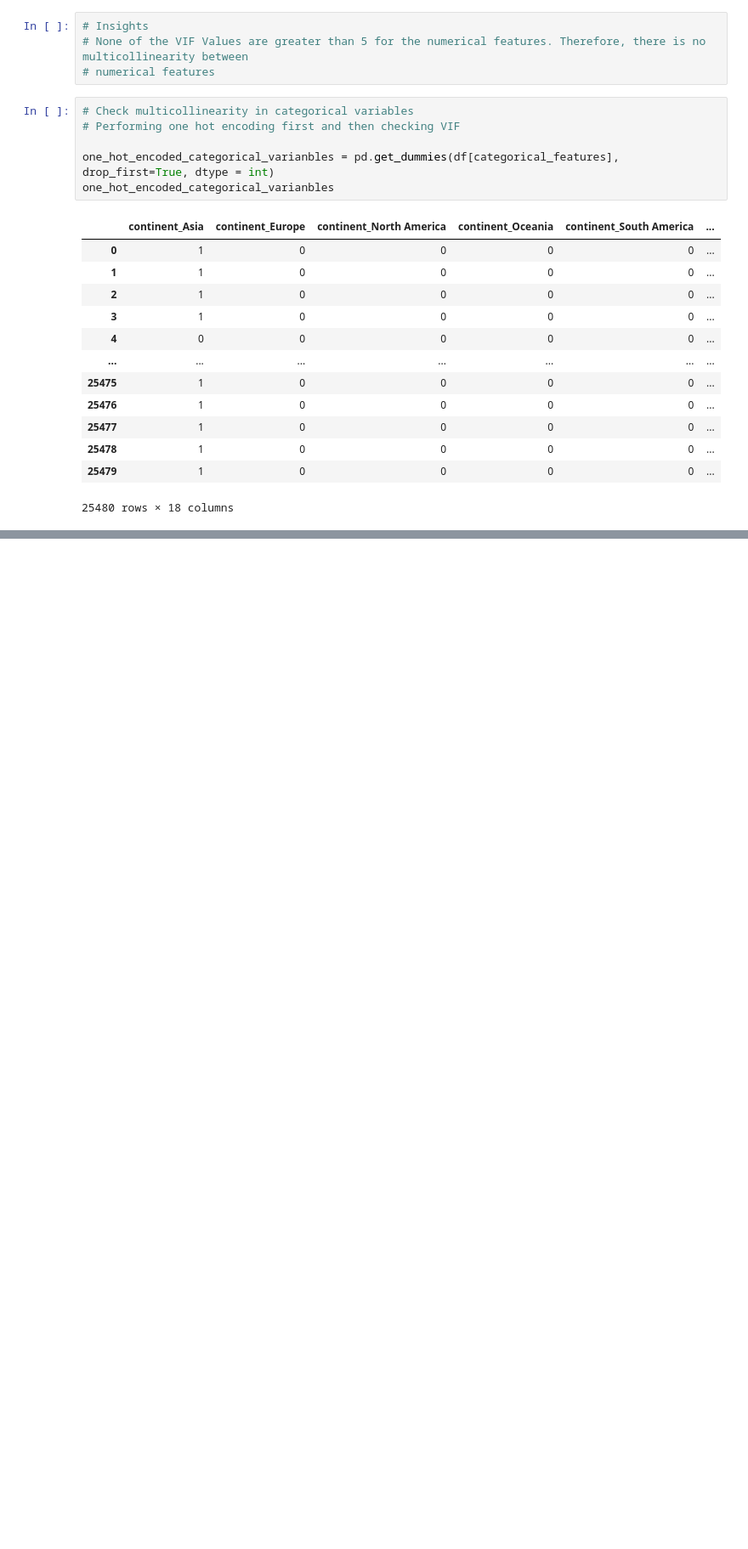
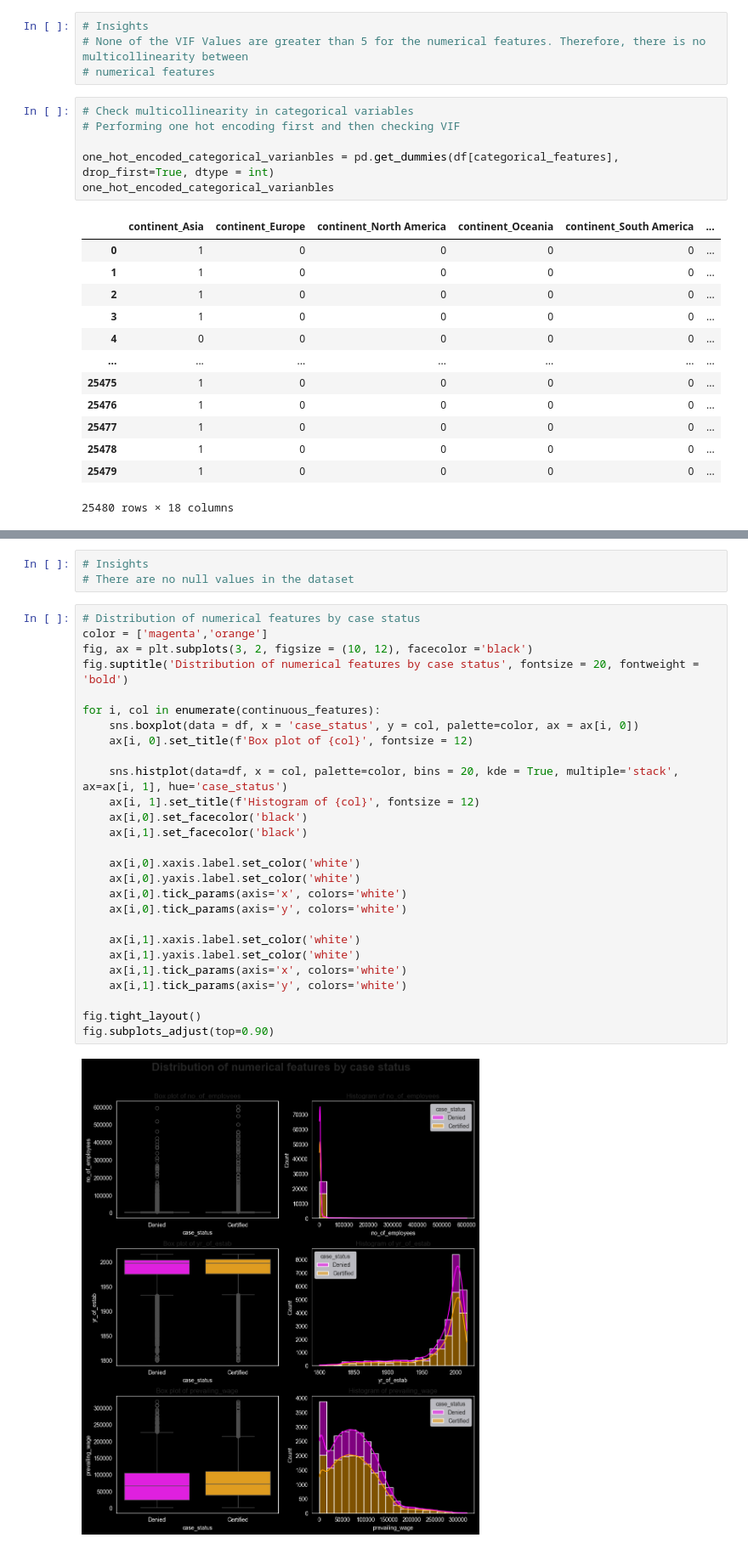
Before and after one commit to Radhika5062/ml_us_visa_approval, a Jupyter notebook: EDA.ipynb, the cells around one changed output, grey strips where cells are left out. Shown at 85% size. Saved outputs shown, nothing was run; the diff lists cells and outputs as text; blank space fills up the shorter version.

```diff
--- a/EDA.ipynb
+++ b/EDA.ipynb
@@ -269,0 +362,32 @@ array(['Asia', 'Africa', 'North America', 'Europe', 'South America',
+# %%
+# Insights
+# There are no null values in the dataset
+# %%
+# Distribution of numerical features by case status
+color = ['magenta','orange']
+fig, ax = plt.subplots(3, 2, figsize = (10, 12), facecolor ='black')
+fig.suptitle('Distribution of numerical features by case status', fontsize = 20, fontweight = 'bold')
+
+for i, col in enumerate(continuous_features):
+    sns.boxplot(data = df, x = 'case_status', y = col, palette=color, ax = ax[i, 0])
+    ax[i, 0].set_title(f'Box plot of {col}', fontsize = 12)
+
+    sns.histplot(data=df, x = col, palette=color, bins = 20, kde = True, multiple='stack', ax=ax[i, 1], hue='case_status')
+    ax[i, 1].set_title(f'Histogram of {col}', fontsize = 12)
+    ax[i,0].set_facecolor('black')
+    ax[i,1].set_facecolor('black')
+
+    ax[i,0].xaxis.label.set_color('white')
+    ax[i,0].yaxis.label.set_color('white')
+    ax[i,0].tick_params(axis='x', colors='white')
+    ax[i,0].tick_params(axis='y', colors='white')
+
+    ax[i,1].xaxis.label.set_color('white')
+    ax[i,1].yaxis.label.set_color('white')
+    ax[i,1].tick_params(axis='x', colors='white')
+    ax[i,1].tick_params(axis='y', colors='white')
+
+fig.tight_layout()
+fig.subplots_adjust(top=0.90)
+# %% [output]
+[figure, added]
```
Also changed, not shown: parts of 52 cells of this notebook.
